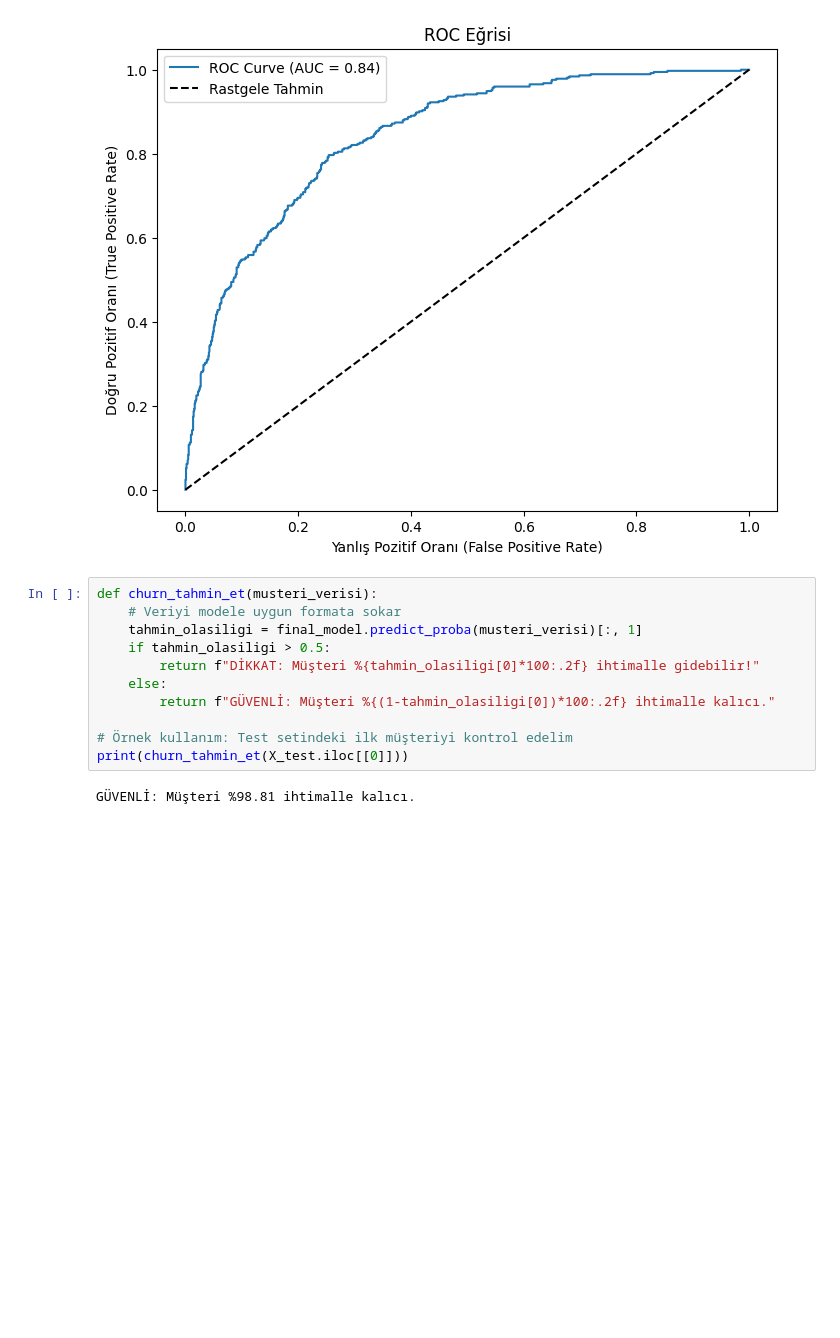
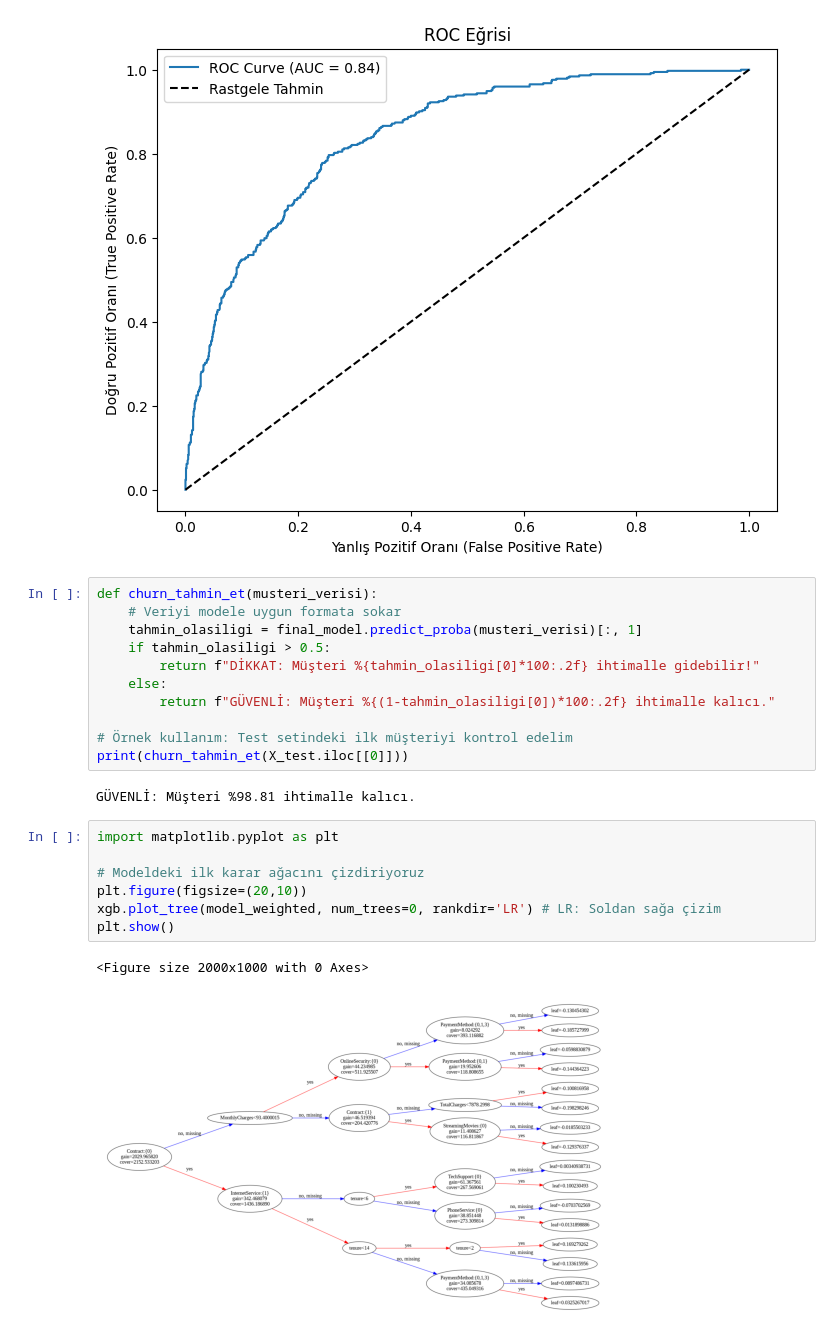
Before and after one commit to sedahaus/colab-projects, a Jupyter notebook: XGBoost_Classification.ipynb, the cells around one changed output. Cells and saved outputs as stored; diff of their text form; blank space fills up the shorter version.

Commit message:
XGBoost Decision tree added

```diff
--- a/XGBoost_Classification.ipynb
+++ b/XGBoost_Classification.ipynb
@@ -375,3 +375,13 @@ def churn_tahmin_et(musteri_verisi):
 print(churn_tahmin_et(X_test.iloc[[0]]))
 # %% [output]
 GÜVENLİ: Müşteri %98.81 ihtimalle kalıcı.
+# %%
+import matplotlib.pyplot as plt
+
+# Modeldeki ilk karar ağacını çizdiriyoruz
+plt.figure(figsize=(20,10))
+xgb.plot_tree(model_weighted, num_trees=0, rankdir='LR') # LR: Soldan sağa çizim
+plt.show()
+# %% [output]
+<Figure size 2000x1000 with 0 Axes>
+[figure, added]
```
